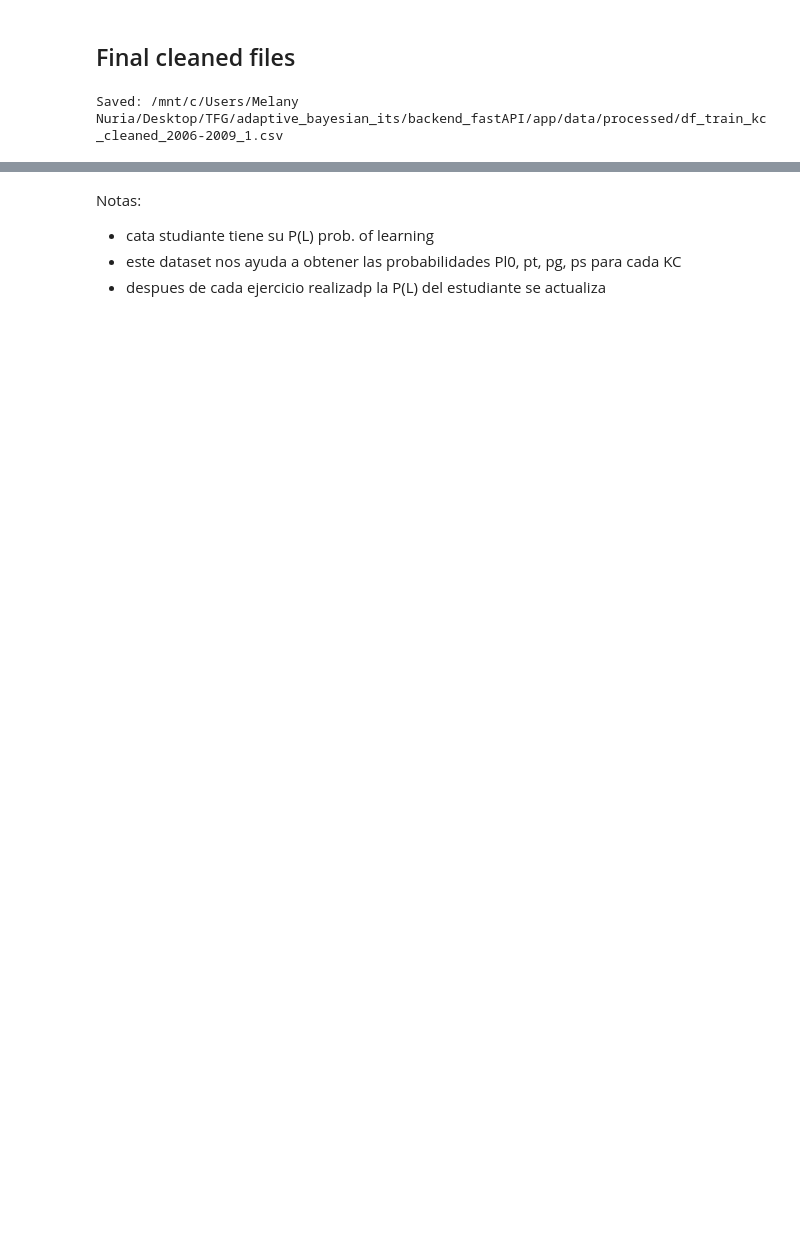
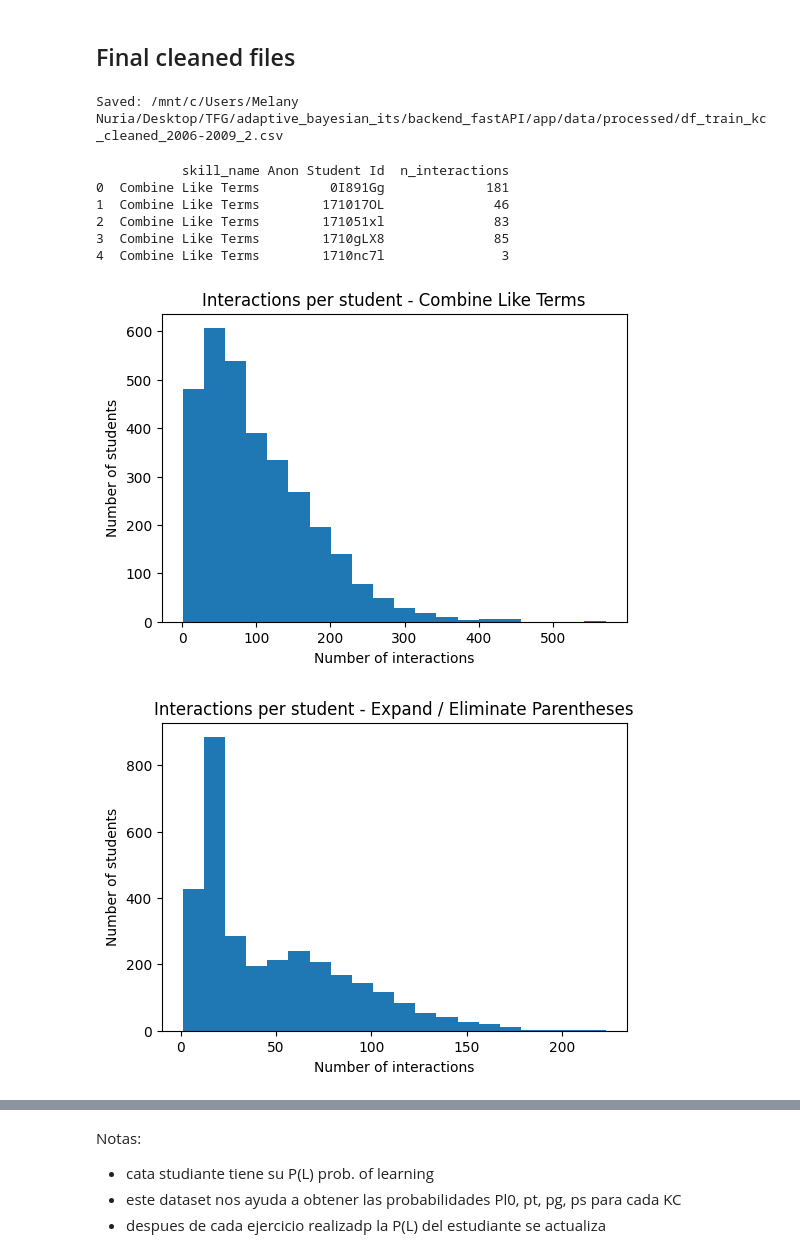
Before and after one commit to Melanynuria/adaptive_bayesian_its, a Jupyter notebook: backend_fastAPI/app/notebooks/EDA.ipynb, the cells around one changed output, grey strips where cells are left out. Cells and saved outputs as stored; diff of their text form; code cells hidden in the pictures; blank space fills up the shorter version.

```diff
--- a/backend_fastAPI/app/notebooks/EDA.ipynb
+++ b/backend_fastAPI/app/notebooks/EDA.ipynb
@@ -412,7 +438,7 @@ Name: count, dtype: int64
 # %% [markdown]
 ## Final cleaned files
 # %%
-train_file = PROCESSED_DIR / "df_train_kc_cleaned_2006-2009_1.csv"
+train_file = PROCESSED_DIR / "df_train_kc_cleaned_2006-2009_2.csv"
 # test_file = PROCESSED_DIR / "df_test_kc_cleaned.csv"
 
 df_train.to_csv(train_file, index=False)
@@ -420,4 +446,33 @@ df_train.to_csv(train_file, index=False)
 
 print(f"Saved: {train_file}")
 # %% [output]
-Saved: /mnt/c/Users/Melany Nuria/Desktop/TFG/adaptive_bayesian_its/backend_fastAPI/app/data/processed/df_train_kc_cleaned_2006-2009_1.csv
+Saved: /mnt/c/Users/Melany Nuria/Desktop/TFG/adaptive_bayesian_its/backend_fastAPI/app/data/processed/df_train_kc_cleaned_2006-2009_2.csv
+# %%
+import matplotlib.pyplot as plt
+interactions_per_student_skill = (
+    df_train.groupby(["skill_name", "Anon Student Id"])
+    .size()
+    .reset_index(name="n_interactions")
+)
+
+print(interactions_per_student_skill.head())
+for skill in interactions_per_student_skill["skill_name"].unique():
+    sub = interactions_per_student_skill[
+        interactions_per_student_skill["skill_name"] == skill
+    ]
+
+    plt.figure(figsize=(6,4))
+    plt.hist(sub["n_interactions"], bins=20)
+    plt.title(f"Interactions per student - {skill}")
+    plt.xlabel("Number of interactions")
+    plt.ylabel("Number of students")
+    plt.show()
+# %% [output]
+           skill_name Anon Student Id  n_interactions
+0  Combine Like Terms         0I891Gg             181
+1  Combine Like Terms        171017OL              46
+2  Combine Like Terms        171051xl              83
+3  Combine Like Terms        1710gLX8              85
+4  Combine Like Terms        1710nc7l               3
+[figure, added]
+[figure, added]
```
Also changed, not shown: parts of 6 cells of this notebook, 9 other files.
